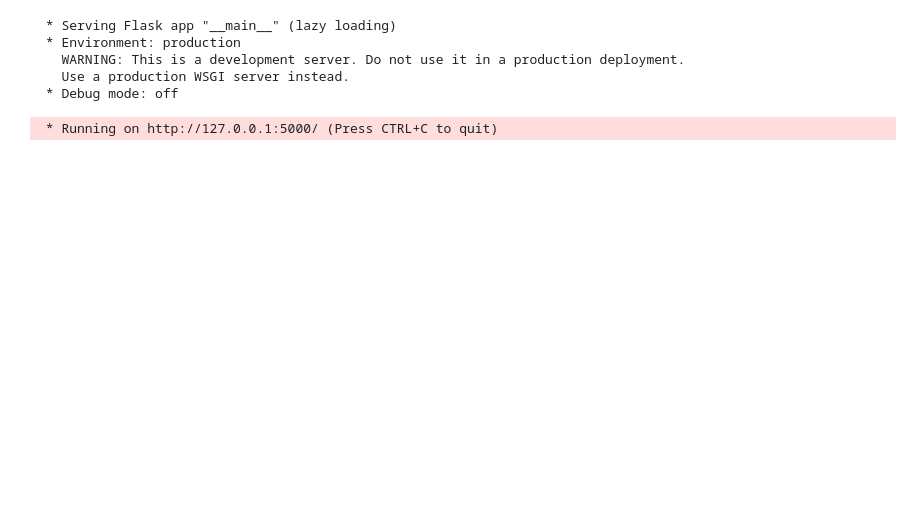
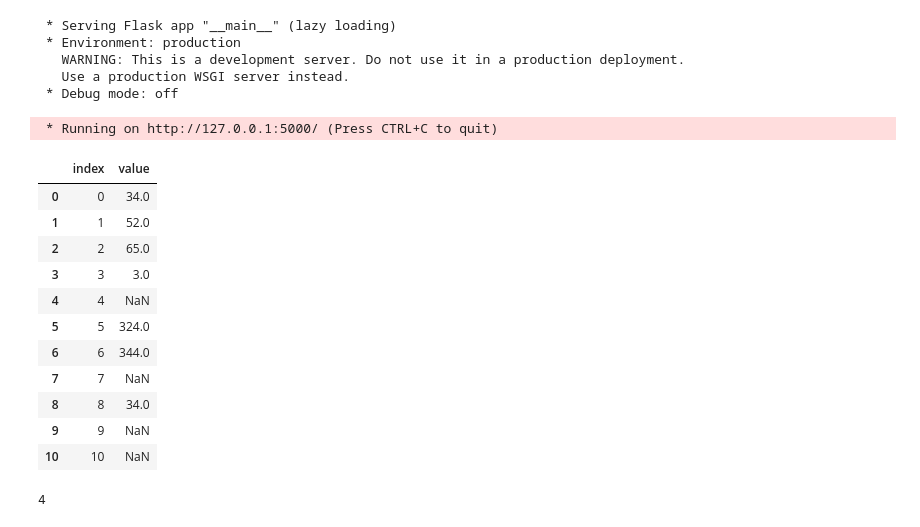
Before and after one commit to zitansmail/housePricing, a Jupyter notebook: BostonHousingPricingProject.ipynb, the cells around one changed output. Cells and saved outputs as stored; diff of their text form; code cells hidden in the pictures; blank space fills up the shorter version.

```diff
--- a/BostonHousingPricingProject.ipynb
+++ b/BostonHousingPricingProject.ipynb
@@ -152,3 +197,19 @@ if __name__ == "__main__":
    Use a production WSGI server instead.
  * Debug mode: off
  * Running on http://127.0.0.1:5000/ (Press CTRL+C to quit)
+# %%
+new_data = pd.DataFrame({ 'index' : [i for i in range(0,11) ] , 'value' : [34,52,65,3,None,324,344,None,34,None,None]})
+new_data
+# %% [output]
+|  | index | value |
+| 0 | 0 | 34.0 |
+| 1 | 1 | 52.0 |
+| 2 | 2 | 65.0 |
+| 3 | 3 | 3.0 |
+| 4 | 4 | NaN |
+| 5 | 5 | 324.0 |
+| 6 | 6 | 344.0 |
+| 7 | 7 | NaN |
+| 8 | 8 | 34.0 |
+| 9 | 9 | NaN |
+| 10 | 10 | NaN |
@@ -154,0 +218,4 @@ if __name__ == "__main__":
+# %%
+(y_train.isnull().sum())
+# %% [output]
+4
```
Also changed, not shown: parts of 13 cells of this notebook, 1 other file.
